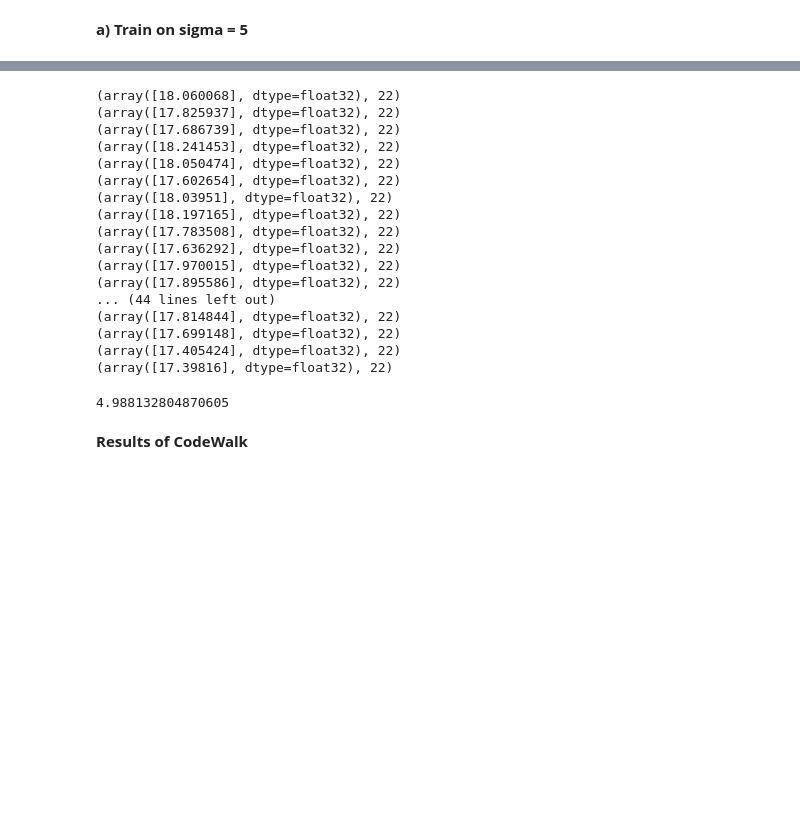
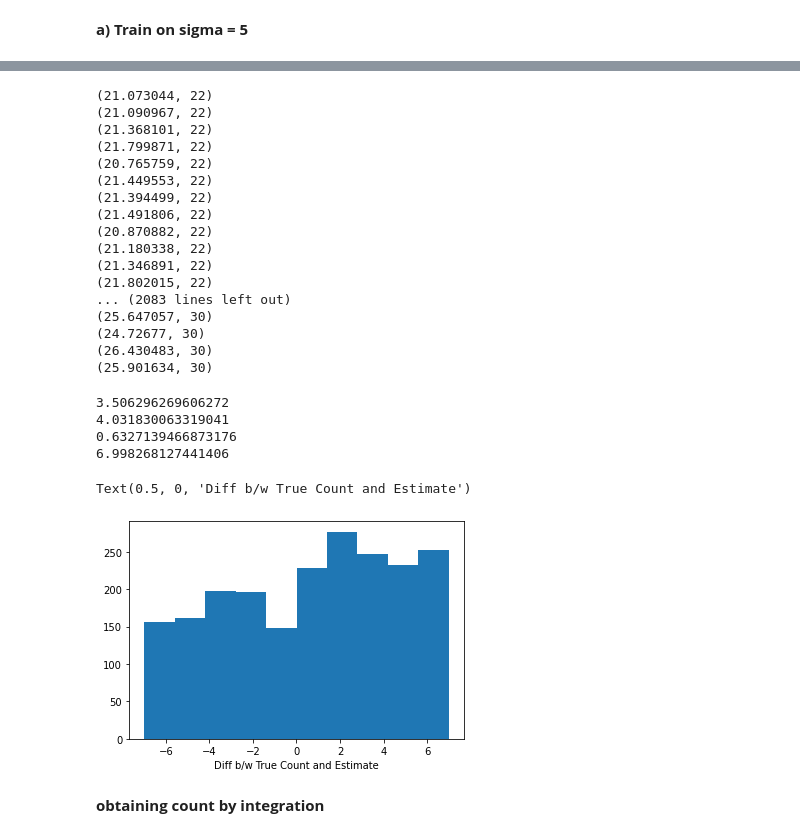
Before and after one commit to ManavFCB/Crowd-Counting, a Jupyter notebook: Crowd_Counting_P1.ipynb, the cells around one changed output, grey strips where cells are left out. Saved outputs shown, nothing was run; the diff lists cells and outputs as text; code cells hidden in the pictures; blank space fills up the shorter version.

```diff
--- a/Crowd_Counting_P1.ipynb
+++ b/Crowd_Counting_P1.ipynb
@@ -473,4 +474,5 @@ reg.save("/content/gdrive/MyDrive/fdst/densitytogtbest.h5")
 # %%
-reg = tf.keras.models.load_model("/content/gdrive/MyDrive/fdst/densitytogt.h5")
+reg = tf.keras.models.load_model("/content/gdrive/MyDrive/fdst/densitytogtbesttrain.h5")
 # %%
-gt_preds = reg.predict(x2[800:860])
+gt_preds = reg.predict(x2)
+gt_preds = gt_preds.flatten()
@@ -479,27 +483,27 @@ target = gt_train[800:860]
+# %%
+target = gt_test_list
 # %%
+cc_true = []
+cc_pred = []
 for i in range(len(target)):
   print((gt_preds[i], target[i]))
+  cc_true.append(target[i])
+  cc_pred.append(gt_preds[i])
 # %% [output]
-(array([18.060068], dtype=float32), 22)
-(array([17.825937], dtype=float32), 22)
-(array([17.686739], dtype=float32), 22)
-(array([18.241453], dtype=float32), 22)
-(array([18.050474], dtype=float32), 22)
-(array([17.602654], dtype=float32), 22)
-(array([18.03951], dtype=float32), 22)
-(array([18.197165], dtype=float32), 22)
-(array([17.783508], dtype=float32), 22)
-(array([17.636292], dtype=float32), 22)
-(array([17.970015], dtype=float32), 22)
-(array([17.895586], dtype=float32), 22)
-... (44 lines left out)
-(array([17.814844], dtype=float32), 22)
-(array([17.699148], dtype=float32), 22)
-(array([17.405424], dtype=float32), 22)
-(array([17.39816], dtype=float32), 22)
+(21.073044, 22)
+(21.090967, 22)
+(21.368101, 22)
+(21.799871, 22)
+(20.765759, 22)
+(21.449553, 22)
+(21.394499, 22)
+(21.491806, 22)
+(20.870882, 22)
+(21.180338, 22)
+(21.346891, 22)
+(21.802015, 22)
+... (2083 lines left out)
+(25.647057, 30)
+(24.72677, 30)
+(26.430483, 30)
+(25.901634, 30)
-# %%
-np.mean(np.abs(target - gt_preds))
-# %% [output]
-4.988132804870605
-# %% [markdown]
-**Results of CodeWalk**
@@ -508,0 +510,21 @@ x_train = []
+# %%
+cc_true, cc_pred = np.array(cc_true), np.array(cc_pred)
+diff = cc_true - cc_pred
+rmse = np.sqrt(np.mean(diff*diff))
+mae = np.mean(np.abs(diff))
+print(mae)
+print(rmse)
+print(np.mean(diff))
+print(np.max(diff))
+plt.hist(diff)
+plt.xlabel("Diff b/w True Count and Estimate")
+# plt.ylabel("Estimated")
+# %% [output]
+3.506296269606272
+4.031830063319041
+0.6327139466873176
+6.998268127441406
+Text(0.5, 0, 'Diff b/w True Count and Estimate')
+[figure, added]
+# %% [markdown]
+**obtaining count by integration**
```
Also changed, not shown: parts of 72 cells of this notebook.
